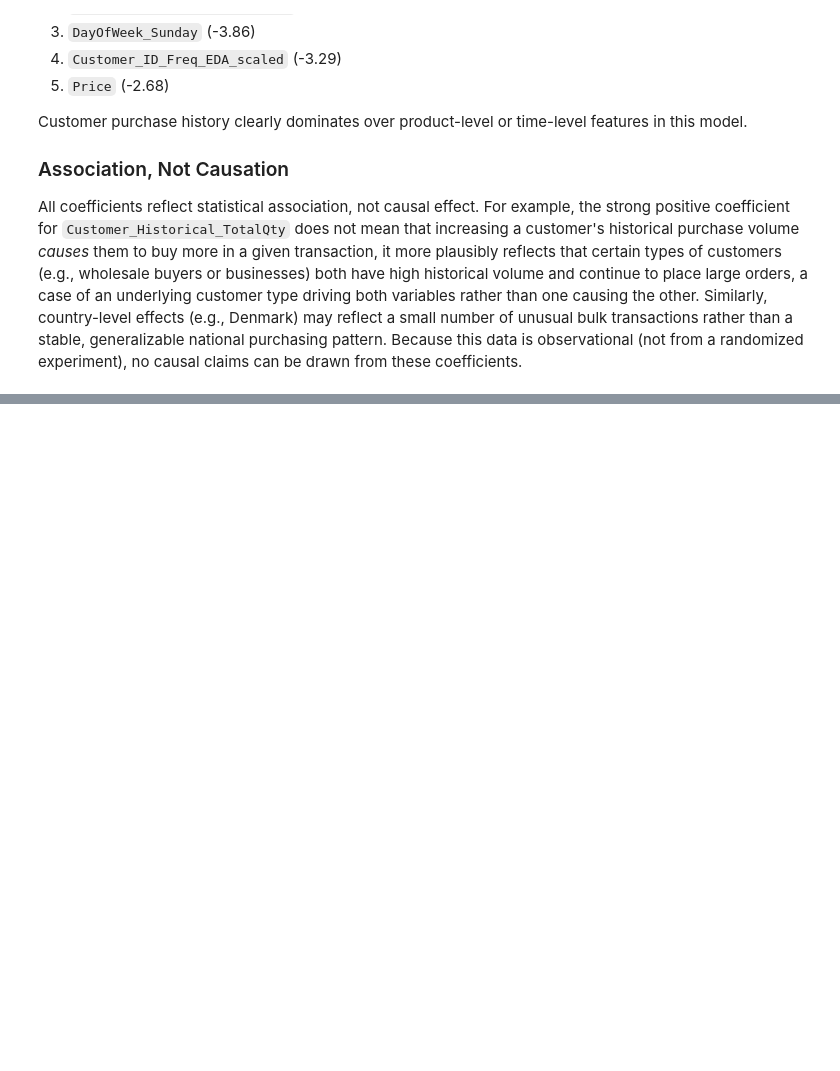
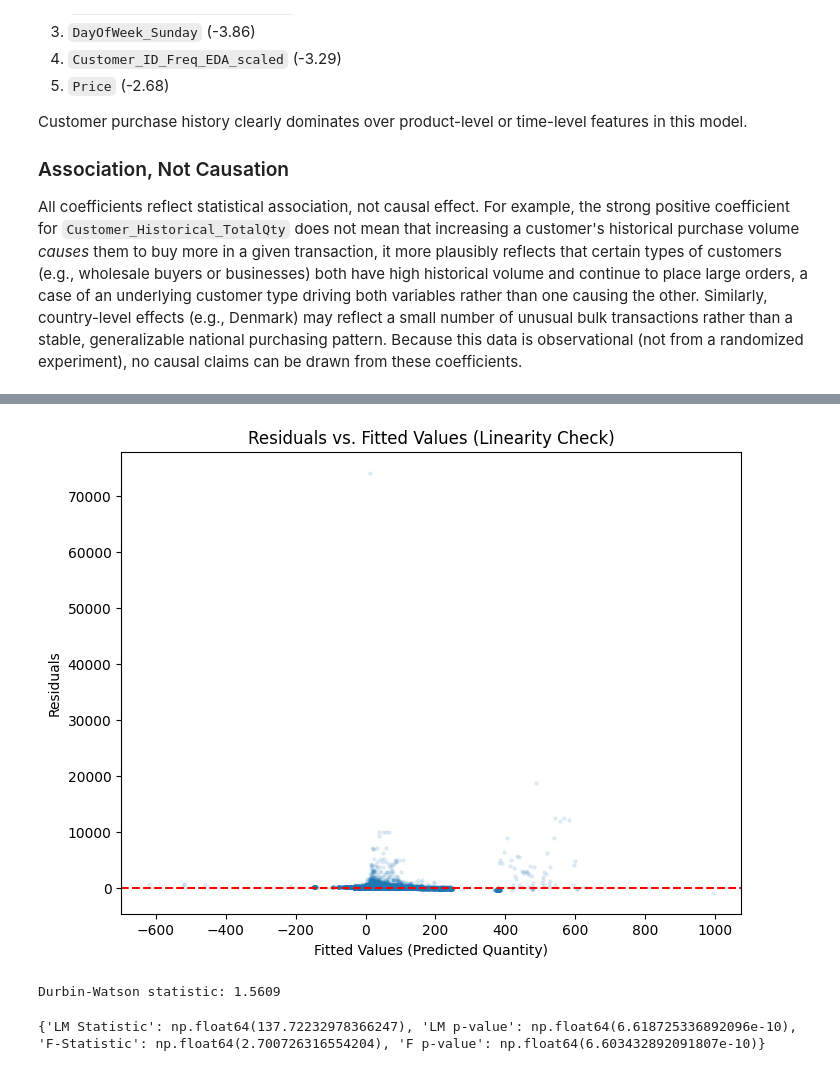
Before and after one commit to JoseAlberto88/Cleaning-Online-Retail-Data-and-Predicting-Purchase-Quantity, a Jupyter notebook: Cleaning_Data.ipynb, the cells around one changed output, grey strips where cells are left out. Saved outputs shown, nothing was run; the diff lists cells and outputs as text; code cells hidden in the pictures; blank space fills up the shorter version.

```diff
--- a/Cleaning_Data.ipynb
+++ b/Cleaning_Data.ipynb
@@ -4403,0 +4418,48 @@ All coefficients reflect statistical association, not causal effect. For example
+# %%
+# Compute residualsm first
+import numpy as np
+
+residuals_train = y_train - y_train_pred
+residuals_test = y_test - y_test_pred
+# %%
+# Linearity
+# Check via residuals vs fitted values plot
+# Look for a random scatter around 0 (good) versus
+# a curved patter (violation)
+import matplotlib.pyplot as plt
+
+plt.figure(figsize=(8,6))
+plt.scatter(y_train_pred, residuals_train, alpha=0.1, s=5)
+plt.axhline(0, color='red', linestyle='--')
+plt.xlabel('Fitted Values (Predicted Quantity)')
+plt.ylabel('Residuals')
+plt.title('Residuals vs. Fitted Values (Linearity Check)')
+plt.show()
+# %% [output]
+[figure, added]
+# %%
+# Independence
+# We can check for autocorrelation in residuals using the
+# Durbin-Watson statistic (values near to 2 means no autocorrelation)
+# toward 0 or 4 means positive, negative autocorrlation
+from statsmodels.stats.stattools import durbin_watson
+
+dw_stat = durbin_watson(residuals_train)
+print(f"Durbin-Watson statistic: {dw_stat:.4f}")
+# %% [output]
+Durbin-Watson statistic: 1.5609
+# %%
+# Homoscedasticity
+# Same residuals versus fitted plot must be a constant spread
+# of residuals across all fitted values (good) versus a funnel, cone shape (violation).
+# We also run the Breush-Pagan test for a formal statistical; check
+
+from statsmodels.stats.diagnostic import het_breuschpagan
+from statsmodels.tools.tools import add_constant
+
+X_train_with_const = add_constant(X_train_scaled.astype(float))
+bp_test = het_breuschpagan(residuals_train, X_train_with_const)
+labels = ['LM Statistic', 'LM p-value', 'F-Statistic', 'F p-value']
+print(dict(zip(labels, bp_test)))
+# %% [output]
+{'LM Statistic': np.float64(137.72232978366247), 'LM p-value': np.float64(6.618725336892096e-10), 'F-Statistic': np.float64(2.700726316554204), 'F p-value': np.float64(6.603432892091807e-10)}
```
Also changed, not shown: parts of 6 cells of this notebook.
